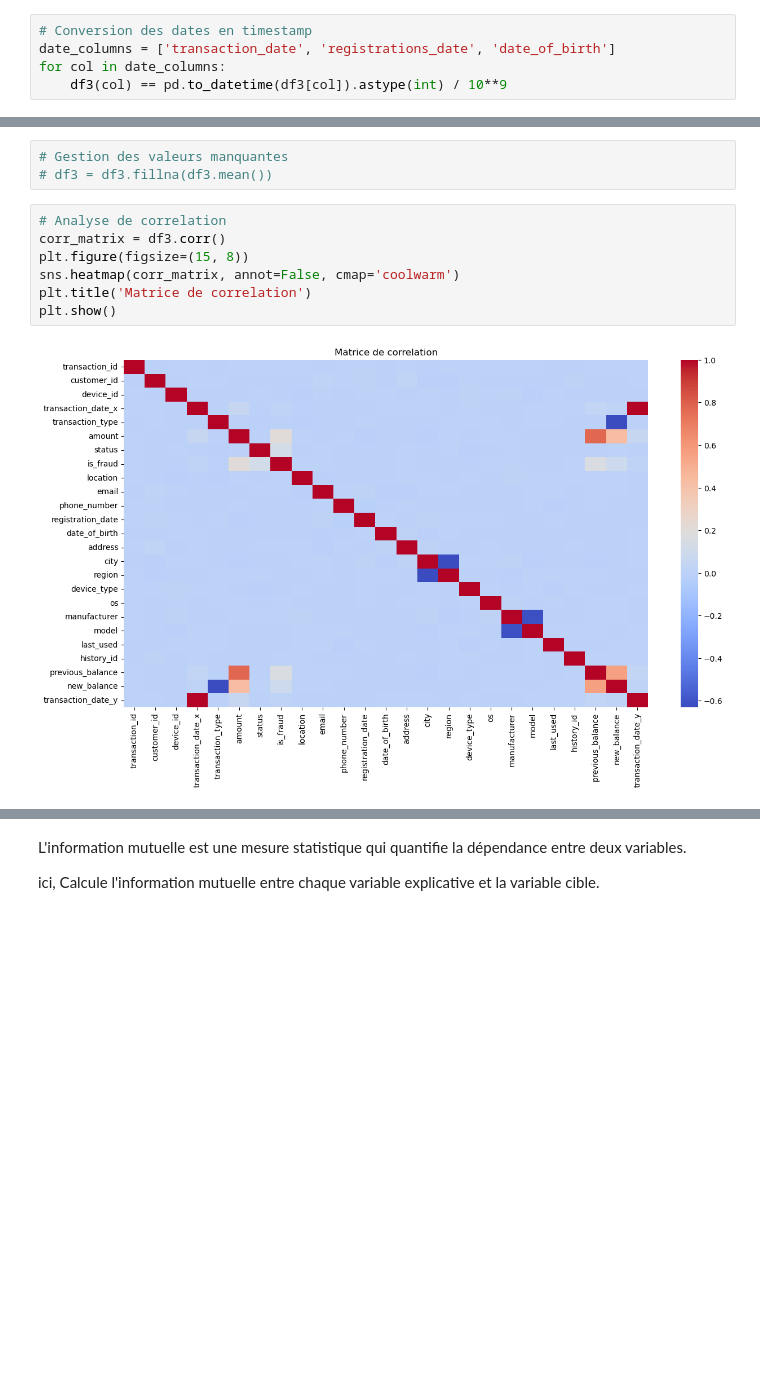
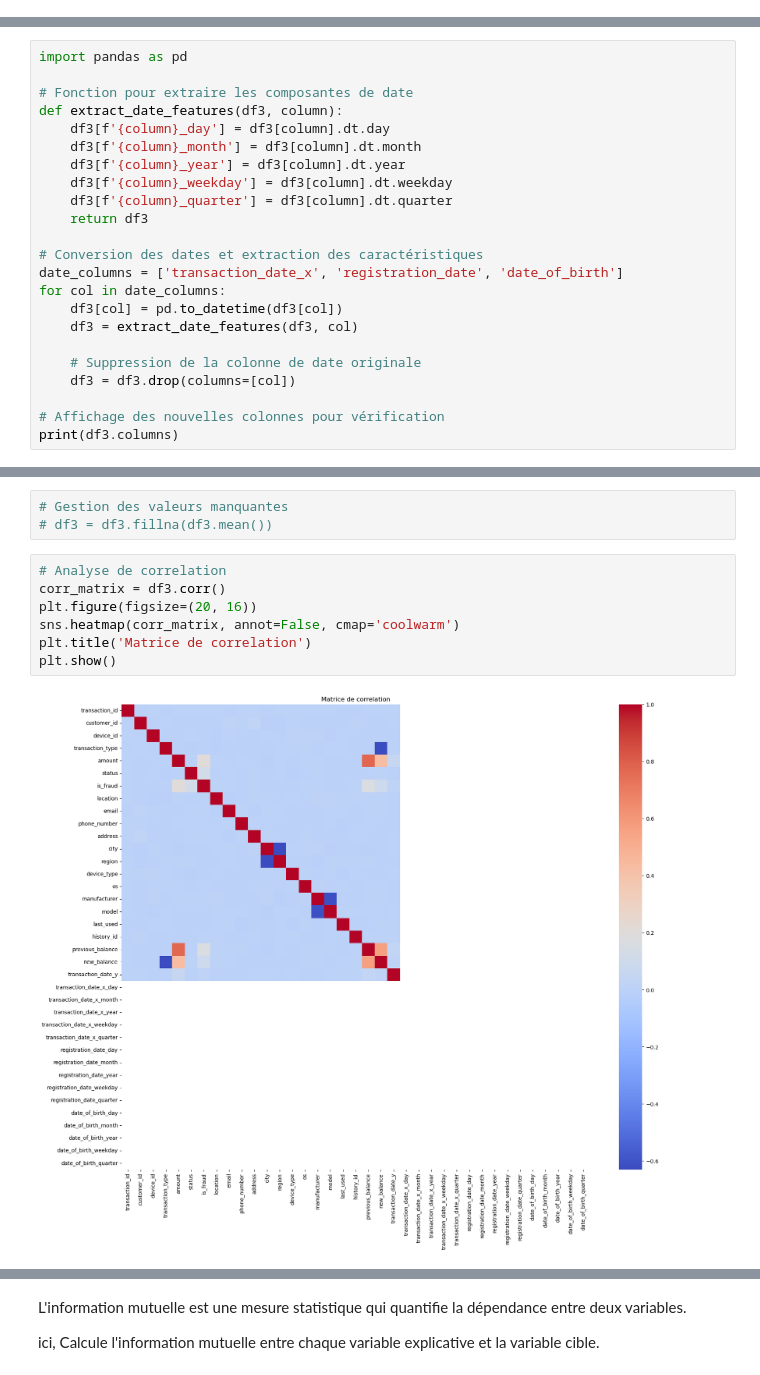
Before and after one commit to StephTess/Detection_des_fraudes_dans_les_transactions, a Jupyter notebook: notebooks/modele.ipynb, the cells around one changed output, grey strips where cells are left out. Drawn from its saved outputs; the diff is of its cells as text; blank space fills up the shorter version.

Commit message:
separations des colonnes dates en jours, mois, annees

```diff
--- a/notebooks/modele.ipynb
+++ b/notebooks/modele.ipynb
@@ -128,8 +128,3 @@ df3.describe()
 | 75% | 74999.250000 | 7499.000000 | 47447.000000 | 1642.000000 | 2.000000 | 8.046252e+06 | 0.000000 | ... |
 | max | 99999.000000 | 9999.000000 | 63258.000000 | 2191.000000 | 2.000000 | 1.574056e+07 | 1.000000 | ... |
 8 rows × 25 columns
-# %%
-# Conversion des dates en timestamp
-date_columns = ['transaction_date', 'registrations_date', 'date_of_birth']
-for col in date_columns:
-    df3(col) == pd.to_datetime(df3[col]).astype(int) / 10**9
@@ -137,0 +131,23 @@ TypeError: 'DataFrame' object is not callable
+# %%
+import pandas as pd
+
+# Fonction pour extraire les composantes de date
+def extract_date_features(df3, column):
+    df3[f'{column}_day'] = df3[column].dt.day
+    df3[f'{column}_month'] = df3[column].dt.month
+    df3[f'{column}_year'] = df3[column].dt.year
+    df3[f'{column}_weekday'] = df3[column].dt.weekday
+    df3[f'{column}_quarter'] = df3[column].dt.quarter
+    return df3
+
+# Conversion des dates et extraction des caractéristiques
+date_columns = ['transaction_date_x', 'registration_date', 'date_of_birth']
+for col in date_columns:
+    df3[col] = pd.to_datetime(df3[col])
+    df3 = extract_date_features(df3, col)
+
+    # Suppression de la colonne de date originale
+    df3 = df3.drop(columns=[col])
+
+# Affichage des nouvelles colonnes pour vérification
+print(df3.columns)
@@ -155,12 +290,12 @@ plt.show()
 # %%
 # Analyse de correlation
 corr_matrix = df3.corr()
-plt.figure(figsize=(15, 8))
+plt.figure(figsize=(20, 16))
 sns.heatmap(corr_matrix, annot=False, cmap='coolwarm')
 plt.title('Matrice de correlation')
 plt.show()
 # %% [output]
-[figure, old version]
+[figure, new version]
 # %%
 # Selection des variables les plus correlees avec is_fraud
 correlations_with_fraud = corr_matrix['is_fraud'].abs().sort_values(ascending=False)
```
Also changed, not shown: parts of 16 cells of this notebook.
